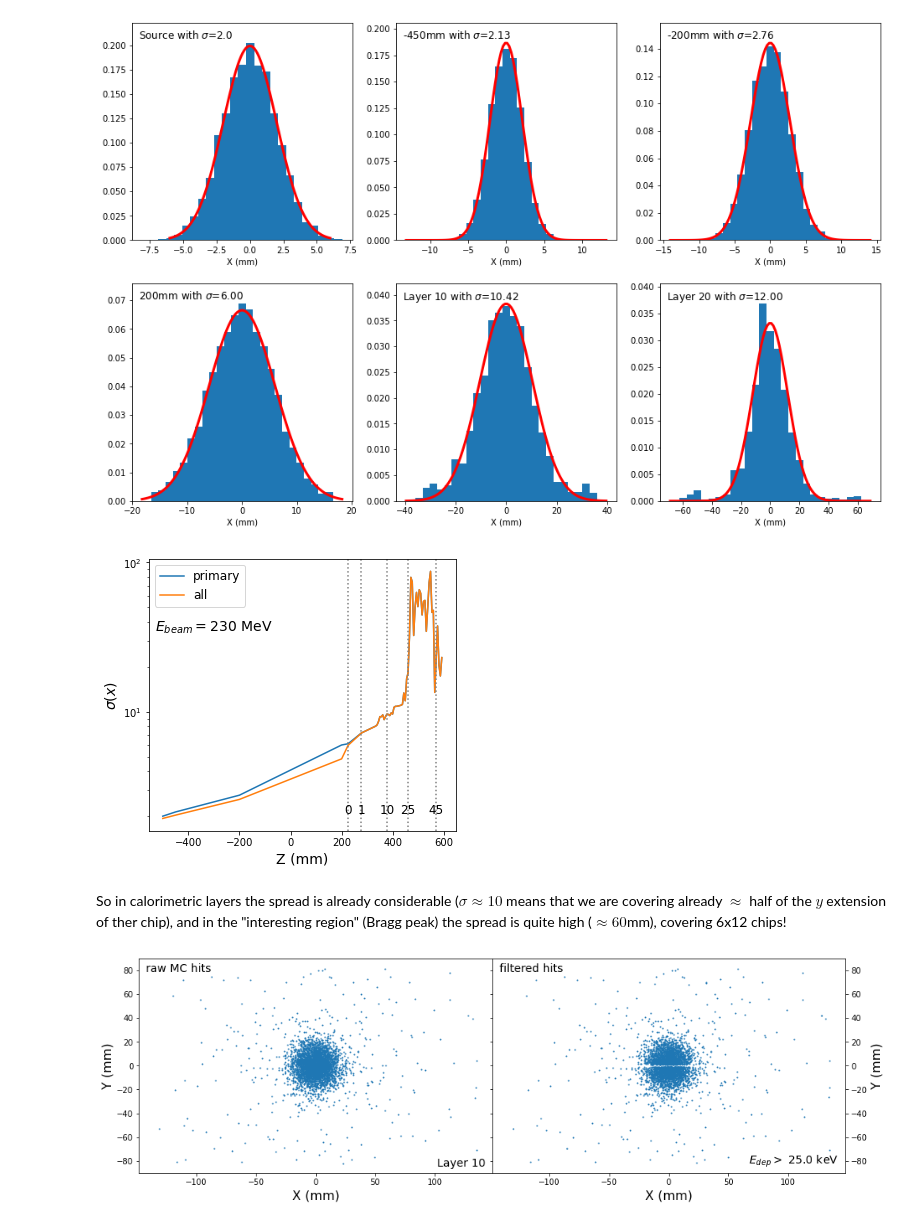
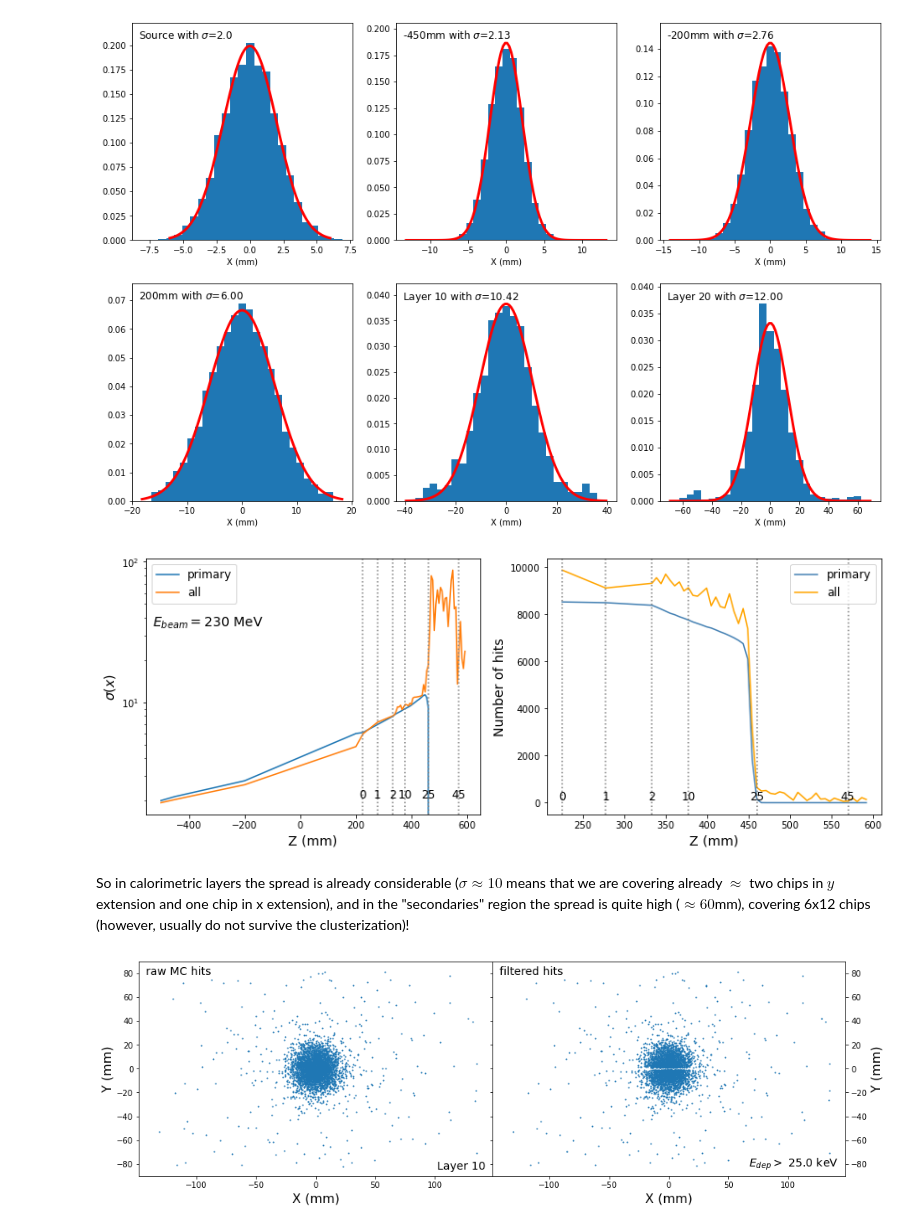
Before and after one commit to pgpapp/pcT-ReadOut, a Jupyter notebook: MLPCT_Pres_04122021.ipynb, the cells around one changed output. Saved outputs shown, nothing was run; the diff lists cells and outputs as text; code cells hidden in the pictures.

```diff
--- a/MLPCT_Pres_04122021.ipynb
+++ b/MLPCT_Pres_04122021.ipynb
@@ -73,6 +73,8 @@ class ConvertToPixels:
         self.CSconfigs.columns =tree.keys()
         file.close()
         self.CSindex = pd.read_csv(CDIR+f'\\sortIndex.csv',sep=' ',header=0,names=['cs','start'])
+
+        self.tol = 0.001 # tolerance of positioning layer to posZ
 
 
     def get_Pos(self,X,Y,Edep):
@@ -139,7 +141,7 @@ class ConvertToPixels:
         return df
 
     def get_Layer(self,Zs):
-        return [np.sum(z > self.PosZ)-1 for z in Zs]
+        return [np.sum(z > self.PosZ - self.tol)-1 for z in Zs]
 
     def get_Layer_Pos(self):  # return the Z positions of Layers
         return self.PosZ
@@ -162,12 +164,6 @@ dfA200 = read_root(f'C:\\Users\\Gábor\\Downloads\\pCT\\MyActorFile200.root')
 #CSconfigs = read_root(f'C:\\Users\\Gábor\\Downloads\\pCT\\database_final_reduced.root')
 #CSindex = pd.read_csv(f'C:\\Users\\Gábor\\Downloads\\pCT\\sortIndex.csv',sep=' ',header=0,names=['cs','start'])
 dfH['Layer'] = Cp.get_Layer(dfH['posZ'])
-# %%
-tol = 0.001
-PosLayer = np.concatenate([225+52.4*np.arange(2),329.8+5.5*np.arange(48)])  # Layer starts
-detPosZ  = PosLayer + np.concatenate([[0.219]*2,[3.569]*48])  # epitaxial layer starts
-#np.concatenate([[225.219,225.219+52.4],333.369+5.5*np.arange(0.,48.,1.)])
-dfH['Layer'] = [np.sum(x>detPosZ-tol)-1 for x in dfH['posZ']]
 # %%
 sh = 4
 Layers = max(dfH['Layer'])
@@ -218,7 +214,7 @@ for Layer in [10,20]:
 # spread of primaries only
 ii = 4
 for Layer in np.arange(Layers+1):
-    sigs[ii] = get_sigma(dfH[(dfH['Layer']==Layer) & (dfH['primaryID']==1)]['posX'],sigs[ii-1])
+    sigs[ii] = get_sigma(dfH[(dfH['Layer']==Layer) & (dfH['parentID']==0)]['posX'],sigs[ii-1])
     ii += 1
 # %%
 # spread of ALL particles
@@ -234,27 +230,39 @@ for df in [dfAm450,dfAm200,dfA200]:
 for Layer in np.arange(Layers+1):
     sigsAll[ii] = get_sigma(dfH[(dfH['Layer']==Layer)]['posX'],sigsAll[ii-1])
     ii += 1
+# %%
+# number of hits in the subsequent layers
+NumHitsAll = [len(dfH[dfH['Layer']==L]['posX']) for L in range(50)]
+NumHitsPrimary = [len(dfH[(dfH['Layer']==L) & (dfH['parentID']==0)]['posX']) for L in range(50)]
 # %%
-fig, ax = plt.subplots(figsize=(5.5,5))
-ax.plot(np.concatenate([[-500,-450,-200,200],detPosZ]),sigs,label='primary')
-ax.plot(np.concatenate([[-500,-450,-200,200],detPosZ]),sigsAll,label='all')
-ax.set_xlabel('Z (mm)', fontsize=14)
-ax.set_ylabel(r'$\sigma(x)$', fontsize=14)
-ax.set_yscale('log')
-ax.text(0.02,0.72,r'$E_{beam}=230$ MeV',horizontalalignment='left', verticalalignment='bottom', transform=ax.transAxes, fontsize=14)
-ax.legend(fontsize=12)
+fig, ax = plt.subplots(1,2,figsize=(14,5))
+ax[0].plot(np.concatenate([[-500,-450,-200,200],detPosZ]),sigs,label='primary')
+ax[0].plot(np.concatenate([[-500,-450,-200,200],detPosZ]),sigsAll,label='all')
+ax[0].set_xlabel('Z (mm)', fontsize=14)
+ax[0].set_ylabel(r'$\sigma(x)$', fontsize=14)
+ax[0].set_yscale('log')
+ax[0].text(0.02,0.72,r'$E_{beam}=230$ MeV',horizontalalignment='left', verticalalignment='bottom', transform=ax[0].transAxes, fontsize=14)
+ax[0].legend(fontsize=12)
+
+ax[1].plot(detPosZ,NumHitsPrimary,label='primary', color='steelblue')
+ax[1].plot(detPosZ,NumHitsAll,label='all', color='orange')
+ax[1].set_xlabel('Z (mm)', fontsize=14)
+ax[1].set_ylabel('Number of hits', fontsize=14)
+ax[1].legend(fontsize=12)
 
 Layer_Pos = t.get_Layer_Pos()
-for L in [0,1,10,25,45]:
-    ax.axvline(x=Layer_Pos[L], ls='dotted', color='grey')
-    ax.text(Layer_Pos[L],2,'{}'.format(L),horizontalalignment='center', verticalalignment='bottom', fontsize=12)
+for L in [0,1,2,10,25,45]:
+    ax[0].axvline(x=Layer_Pos[L], ls='dotted', color='grey')
+    ax[0].text(Layer_Pos[L],2,'{}'.format(L),horizontalalignment='center', verticalalignment='bottom', fontsize=12)
+    ax[1].axvline(x=Layer_Pos[L], ls='dotted', color='grey')
+    ax[1].text(Layer_Pos[L],2,'{}'.format(L),horizontalalignment='center', verticalalignment='bottom', fontsize=12)
 
 
 plt.show()
 # %% [output]
-[figure, old version]
+[figure, new version]
 # %% [markdown]
-So in calorimetric layers the spread is already considerable ($\sigma\approx 10$ means that we are covering already $\approx$ half of the $y$ extension of ther chip), and in the "interesting region" (Bragg peak) the spread is quite high ($\approx 60$mm), covering 6x12 chips!
+So in calorimetric layers the spread is already considerable ($\sigma\approx 10$ means that we are covering already $\approx$ two chips in $y$ extension and one chip in x extension), and in the "secondaries" region the spread is quite high ($\approx 60$mm), covering 6x12 chips (however, usually do not survive the clusterization)!
 # %%
 # get all the valid hits on ALPIDE with edep > 25 keV at Layer Layer
 Layer = 10
```
Also changed, not shown: parts of 5 cells of this notebook.
